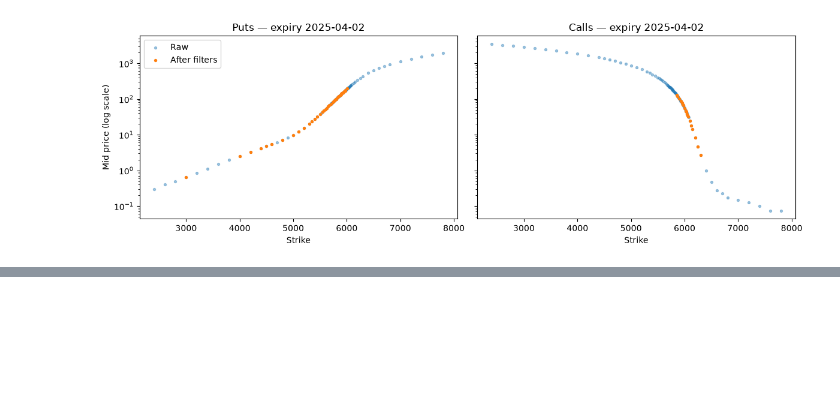
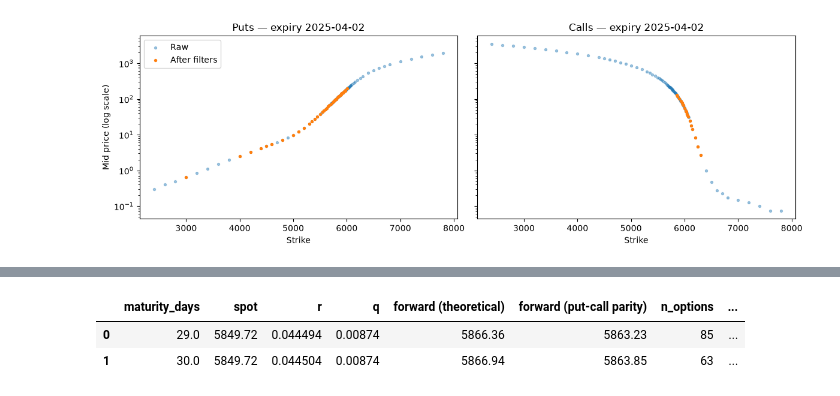
Before and after one commit to ClubdeTradingHEC/svix-trading, a Jupyter notebook: notebooks/01_data_quantitative_filters.ipynb, the cells around one changed output, grey strips where cells are left out. Saved outputs shown, nothing was run; the diff lists cells and outputs as text; code cells hidden in the pictures; blank space fills up the shorter version.

Commit message:
docs(notebooks): demonstrate end-to-end interpolation chains

```diff
--- a/notebooks/01_data_quantitative_filters.ipynb
+++ b/notebooks/01_data_quantitative_filters.ipynb
@@ -242,0 +227,41 @@ plt.show()
+# %%
+import numpy as np
+
+chains = loader.get_interpolation_chains(datetime(2025, 3, 3), target_days=30)
+
+rows = []
+for chain in chains:
+    opts = chain.options_data
+    calls = opts[opts["option_type"] == "C"].set_index("strike")["mid_price"]
+    puts = opts[opts["option_type"] == "P"].set_index("strike")["mid_price"]
+
+    # Forward implied by put-call parity: F = K + exp(rT) * (C - P), at the strike where |C - P| is smallest
+    common = calls.index.intersection(puts.index)
+    k_atm = (calls[common] - puts[common]).abs().idxmin()
+    maturity_years = chain.maturity_days / 365
+    parity_forward = k_atm + np.exp(chain.risk_free_rate * maturity_years) * (calls[k_atm] - puts[k_atm])
+
+    # OTM options used by the SVIX integral: puts below F, calls above F
+    otm_puts = opts[(opts["option_type"] == "P") & (opts["strike"] < chain.forward_price)]
+    otm_calls = opts[(opts["option_type"] == "C") & (opts["strike"] >= chain.forward_price)]
+
+    rows.append(
+        {
+            "maturity_days": chain.maturity_days,
+            "spot": chain.underlying_price,
+            "r": chain.risk_free_rate,
+            "q": chain.dividend_yield,
+            "forward (theoretical)": round(chain.forward_price, 2),
+            "forward (put-call parity)": round(parity_forward, 2),
+            "n_options": len(opts),
+            "otm_put_range": (otm_puts["strike"].min(), otm_puts["strike"].max()),
+            "otm_call_range": (otm_calls["strike"].min(), otm_calls["strike"].max()),
+        }
+    )
+
+summary_chains = pd.DataFrame(rows)
+summary_chains
+# %% [output]
+|  | maturity_days | spot | r | q | forward (theoretical) | forward (put-call parity) | n_options | ... |
+| 0 | 29.0 | 5849.72 | 0.044494 | 0.00874 | 5866.36 | 5863.23 | 85 | ... |
+| 1 | 30.0 | 5849.72 | 0.044504 | 0.00874 | 5866.94 | 5863.85 | 63 | ... |
```
Also changed, not shown: parts of 7 cells of this notebook.
